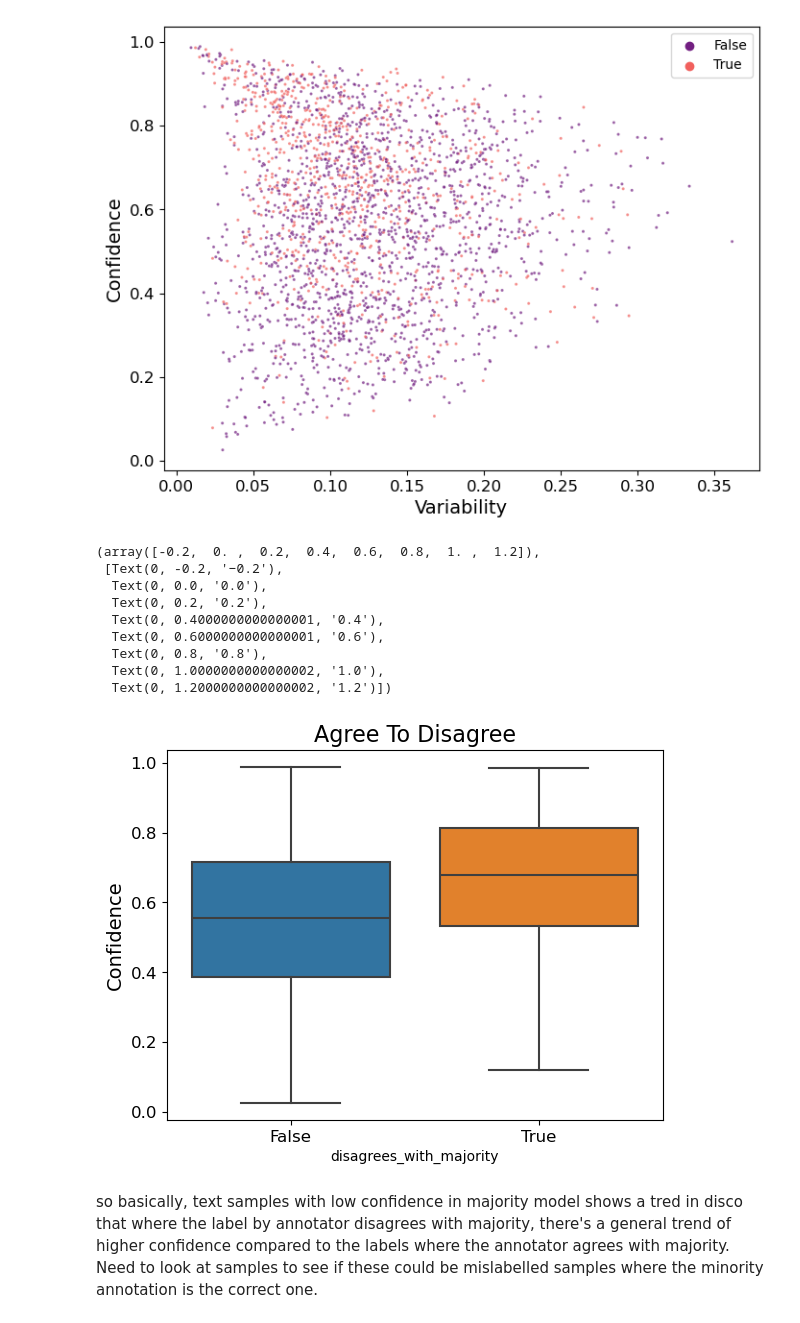
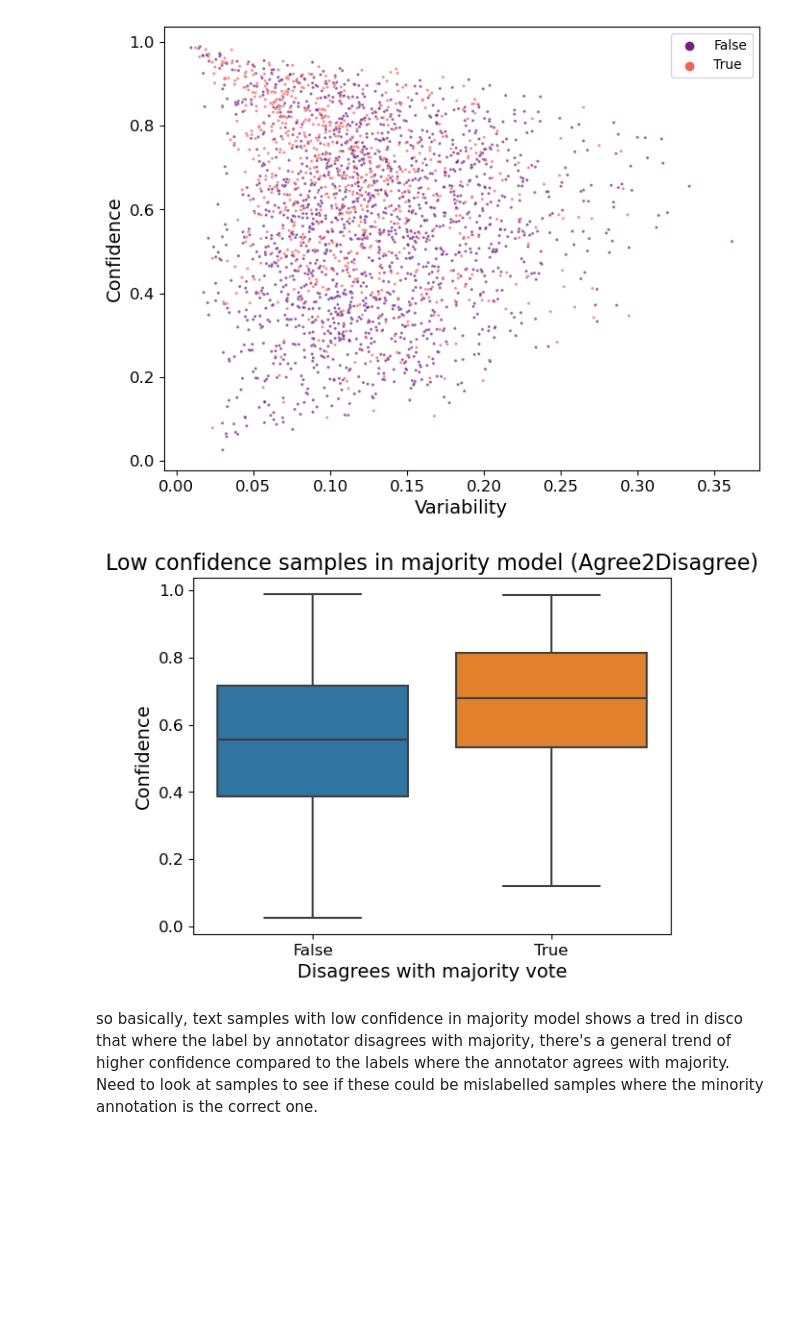
Before and after one commit to abhishekanand1710/noise-and-bias, a Jupyter notebook: dataset-cartography/agree-to-disagree/cartography_plotting_disco.ipynb, the cells around one changed output. Cells and saved outputs as stored; diff of their text form; code cells hidden in the pictures; blank space fills up the shorter version.

Commit message:
plotting for disco

```diff
--- a/dataset-cartography/agree-to-disagree/cartography_plotting_disco.ipynb
+++ b/dataset-cartography/agree-to-disagree/cartography_plotting_disco.ipynb
@@ -372,22 +372,14 @@ plt.yticks(fontsize=12)
 # %%
 ax = sns.boxplot(data=cartography_df_low_conf_in_majority, x="disagrees_with_majority", y="confidence", showfliers=False)
 
-plt.title("Agree To Disagree", fontsize=16)
+plt.title("Low confidence samples in majority model (Agree2Disagree)", fontsize=16)
 plt.gca().set_ylabel(str(plt.gca().get_ylabel()).capitalize(), fontsize=14)
-# plt.gca().set_xlabel('Agreement Factor', fontsize=14)
+plt.gca().set_xlabel('Disagrees with majority vote', fontsize=14)
 plt.xticks(fontsize=12)
 plt.yticks(fontsize=12)
+plt.savefig("./plots/disco/disagree_vs_conf_low_confidence.png", dpi=600, bbox_inches='tight')
 # %% [output]
-(array([-0.2,  0. ,  0.2,  0.4,  0.6,  0.8,  1. ,  1.2]),
- [Text(0, -0.2, '−0.2'),
-  Text(0, 0.0, '0.0'),
-  Text(0, 0.2, '0.2'),
-  Text(0, 0.4000000000000001, '0.4'),
-  Text(0, 0.6000000000000001, '0.6'),
-  Text(0, 0.8, '0.8'),
-  Text(0, 1.0000000000000002, '1.0'),
-  Text(0, 1.2000000000000002, '1.2')])
-[figure, old version]
+[figure, new version]
 # %% [markdown]
 so basically, text samples with low confidence in majority model shows a tred in disco that where the label by annotator disagrees with majority, there's a general trend of higher confidence compared to the labels where the annotator agrees with majority.
 Need to look at samples to see if these could be mislabelled samples where the minority annotation is the correct one.
```
Also changed, not shown: parts of 3 cells of this notebook, 17 other files.
